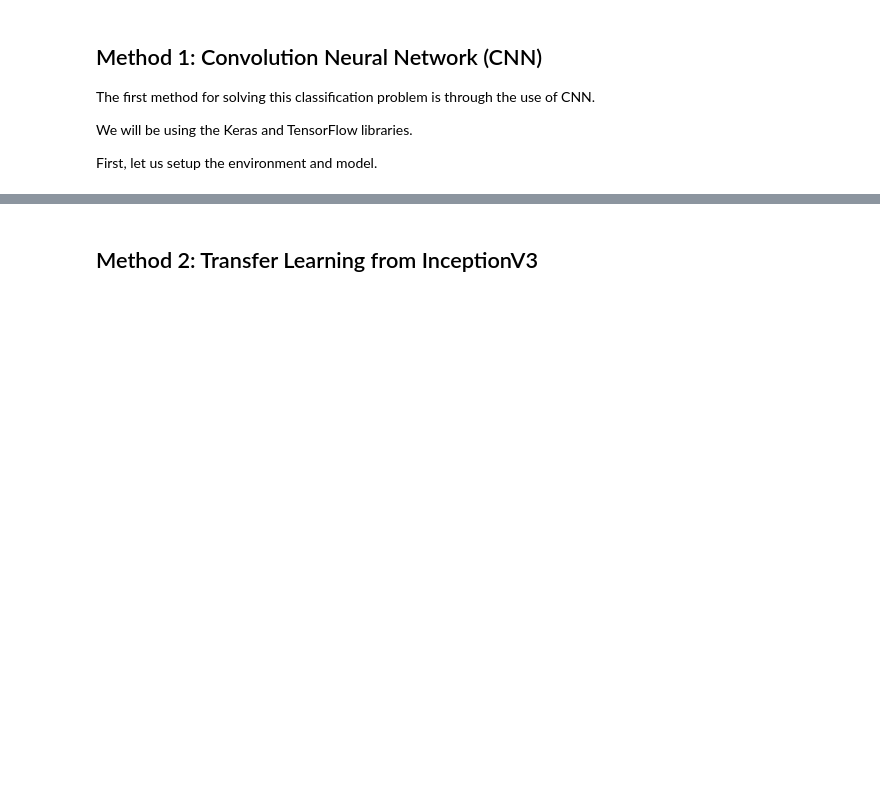
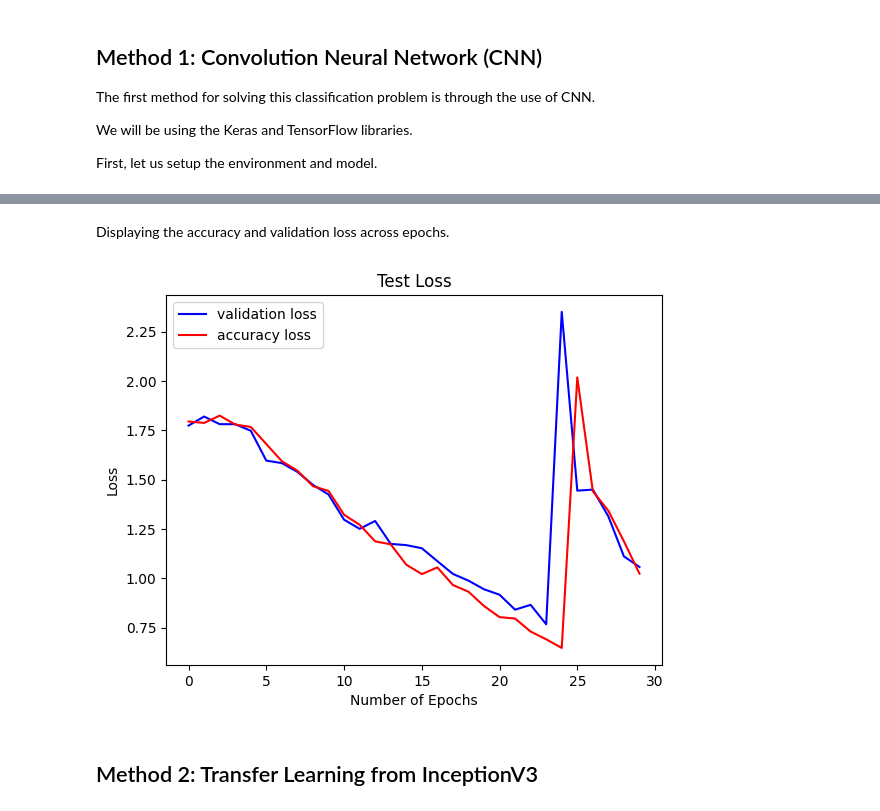
Before and after one commit to ktrin-u/KEY-Sugarcane-Image-Classifier, a Jupyter notebook: main.ipynb, the cells around one changed output, grey strips where cells are left out. Drawn from its saved outputs; the diff is of its cells as text; code cells hidden in the pictures; blank space fills up the shorter version.

```diff
--- a/main.ipynb
+++ b/main.ipynb
@@ -327,29 +346,30 @@ import keras
 # Set Keras backend to use TensorFlow
 os.environ["KERAS_BACKEND"] = "tensorflow"
 
+DROPOUT_RATE = 0.20
+
 cnn_model = keras.models.Sequential(
     [
         keras.layers.InputLayer(shape=(IMAGE_SIZE, IMAGE_SIZE, 3)),
         keras.layers.Conv2D(filters=32, kernel_size=(3, 3), padding="Same", activation="relu"),
         keras.layers.MaxPool2D(pool_size=(2, 2)),
-        keras.layers.Dropout(0.25),
-        # Convolution Layer 2
         keras.layers.Conv2D(filters=64, kernel_size=(3, 3), padding="Same", activation="relu"),
         keras.layers.MaxPool2D(pool_size=(2, 2)),
-        keras.layers.Dropout(0.25),
-        # Convolution Layer 3
+        keras.layers.Conv2D(filters=96, kernel_size=(3, 3), padding="Same", activation="relu"),
+        keras.layers.MaxPool2D(pool_size=(2, 2)),
         keras.layers.Conv2D(filters=128, kernel_size=(3, 3), padding="Same", activation="relu"),
         keras.layers.MaxPool2D(pool_size=(2, 2)),
-        keras.layers.Dropout(0.25),
-        # keras.layers.Conv2D(
-        #     filters=256, kernel_size=(5, 5), padding="Same", activation="relu"
-        # ),
-        # keras.layers.MaxPool2D(pool_size=(2, 2)),
+        keras.layers.Conv2D(filters=192, kernel_size=(3, 3), padding="Same", activation="relu"),
+        keras.layers.Dropout(DROPOUT_RATE),
+        keras.layers.MaxPool2D(pool_size=(2, 2)),
+        keras.layers.Conv2D(filters=256, kernel_size=(3, 3), padding="Same", activation="relu"),
+        keras.layers.Dropout(DROPOUT_RATE),
+        keras.layers.MaxPool2D(pool_size=(2, 2)),
+
         # fully connected
         keras.layers.Flatten(),
-        keras.layers.Dense(256, activation="relu"),
-        # keras.layers.Dense(512, activation="relu"),
-        # keras.layers.Dropout(0.5),
+        keras.layers.Dense(512, activation="relu"),
+        keras.layers.Dropout(DROPOUT_RATE),
         keras.layers.Dense(len(classes), activation="softmax"),
     ]
 )
@@ -360,10 +380,10 @@ cnn_model.summary()
 cnn_model.compile(
     optimizer=keras.optimizers.Adam(learning_rate=0.001, beta_1=0.9, beta_2=0.999),  # type: ignore
     loss=keras.losses.CategoricalCrossentropy(),
-    metrics=[keras.metrics.CategoricalAccuracy()],
+    metrics=["accuracy"],
 )
 
-EPOCHS = 3
+EPOCHS = 30
 BATCH_SIZE = 250
 
 history = cnn_model.fit(
@@ -405,3 +436,17 @@ Epoch 3/3
+# %% [markdown]
+Displaying the accuracy and validation loss across epochs.
+# %%
+import matplotlib.pyplot as plt
+
+plt.plot(history.history['val_loss'], color='b', label="validation loss")
+plt.plot(history.history['loss'], color='r', label="accuracy loss")
+plt.title("Test Loss")
+plt.xlabel("Number of Epochs")
+plt.ylabel("Loss")
+plt.legend()
+plt.show()
+# %% [output]
+[figure, added]
 # %% [markdown]
 ## Method 2: Transfer Learning from InceptionV3
 # %%
```
Also changed, not shown: parts of 3 cells of this notebook, 2 other files.
